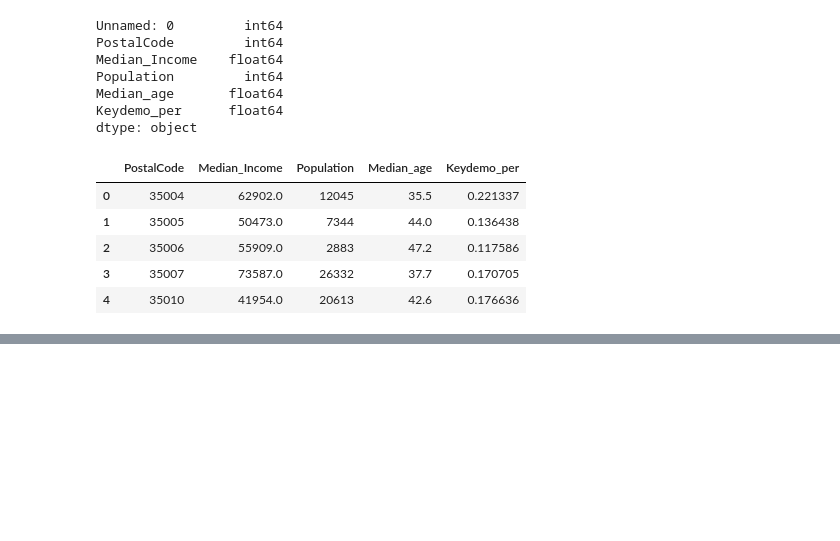
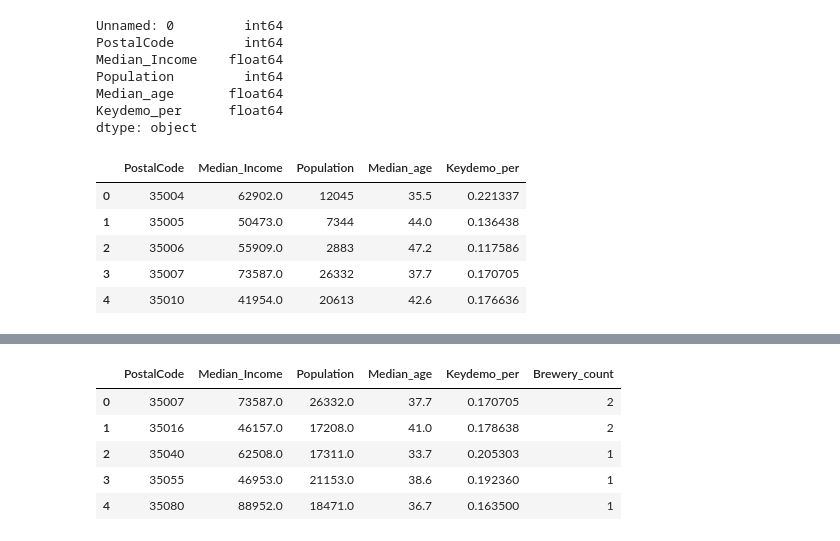
Before and after one commit to kcharlesr/brewBuds_project2, a Jupyter notebook: income_data/data.ipynb, the cells around one changed output, grey strips where cells are left out. Saved outputs shown, nothing was run; the diff lists cells and outputs as text; code cells hidden in the pictures; blank space fills up the shorter version.

```diff
--- a/income_data/data.ipynb
+++ b/income_data/data.ipynb
@@ -94,0 +116,3 @@ income_df.to_csv("income_data.csv", index = False)
+# %%
+brewery_count = brewery_df.groupby('PostalCode').agg({'Name': ['count']})
+brewery_count.head()
@@ -94,0 +128,11 @@ income_df.to_csv("income_data.csv", index = False)
+# %%
+brewery_income = pd.merge(income_df, brewery_count, how = 'right', on = "PostalCode")
+brewery_income.columns = ["PostalCode", "Median_Income", "Population", "Median_age", "Keydemo_per", "Brewery_count"]
+brewery_income.head()
+# %% [output]
+|  | PostalCode | Median_Income | Population | Median_age | Keydemo_per | Brewery_count |
+| 0 | 35007 | 73587.0 | 26332.0 | 37.7 | 0.170705 | 2 |
+| 1 | 35016 | 46157.0 | 17208.0 | 41.0 | 0.178638 | 2 |
+| 2 | 35040 | 62508.0 | 17311.0 | 33.7 | 0.205303 | 1 |
+| 3 | 35055 | 46953.0 | 21153.0 | 38.6 | 0.192360 | 1 |
+| 4 | 35080 | 88952.0 | 18471.0 | 36.7 | 0.163500 | 1 |
```
Also changed, not shown: parts of 11 cells of this notebook, 2 other files.
